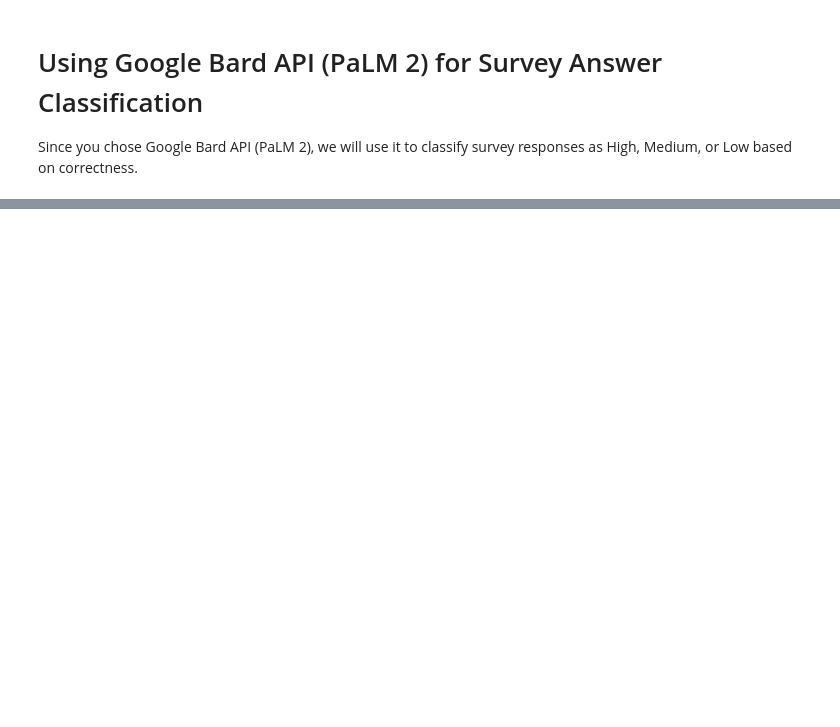
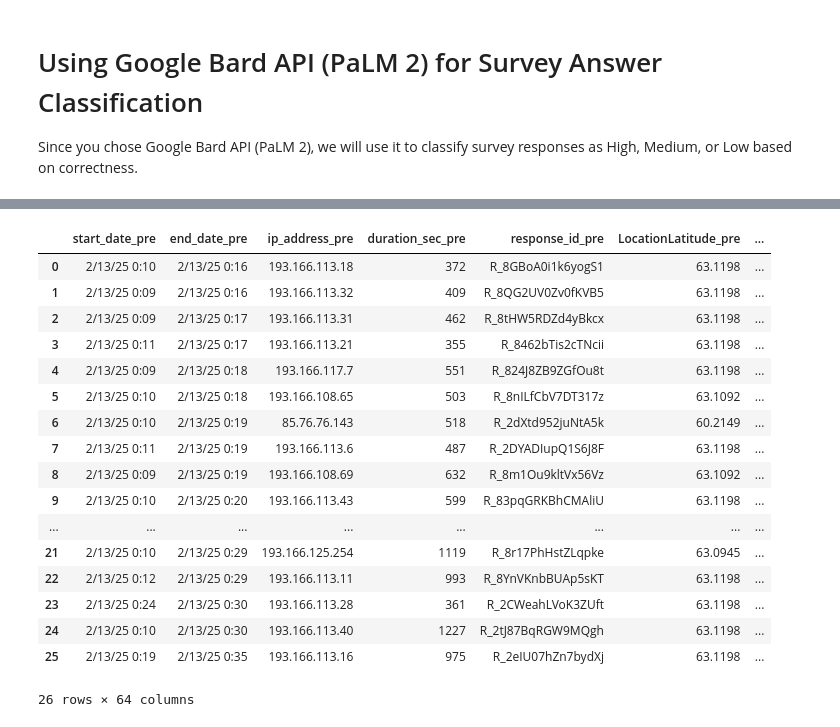
Before and after one commit to crypt0kitik/advanced_machine_learning_methods, a Jupyter notebook: 02 – NLP experiments, classification/00 - Auto-Grading Survey Responses.ipynb, the cells around one changed output, grey strips where cells are left out. Cells and saved outputs as stored; diff of their text form; code cells hidden in the pictures; blank space fills up the shorter version.

```diff
--- a/02 – NLP experiments, classification/00 - Auto-Grading Survey Responses.ipynb
+++ b/02 – NLP experiments, classification/00 - Auto-Grading Survey Responses.ipynb
@@ -83,4 +109,23 @@ def compare_performance(pre_label, post_label):
 # %%
 # Load survey dataset
 file_path = "all_numeric_survey_with questions.csv"  # Replace with your actual survey file
-df = pd.read_csv(file_path)
+df
+# %% [output]
+|  | start_date_pre | end_date_pre | ip_address_pre | duration_sec_pre | response_id_pre | LocationLatitude_pre | ... |
+| 0 | 2/13/25 0:10 | 2/13/25 0:16 | 193.166.113.18 | 372 | R_8GBoA0i1k6yogS1 | 63.1198 | ... |
+| 1 | 2/13/25 0:09 | 2/13/25 0:16 | 193.166.113.32 | 409 | R_8QG2UV0Zv0fKVB5 | 63.1198 | ... |
+| 2 | 2/13/25 0:09 | 2/13/25 0:17 | 193.166.113.31 | 462 | R_8tHW5RDZd4yBkcx | 63.1198 | ... |
+| 3 | 2/13/25 0:11 | 2/13/25 0:17 | 193.166.113.21 | 355 | R_8462bTis2cTNcii | 63.1198 | ... |
+| 4 | 2/13/25 0:09 | 2/13/25 0:18 | 193.166.117.7 | 551 | R_824J8ZB9ZGfOu8t | 63.1198 | ... |
+| 5 | 2/13/25 0:10 | 2/13/25 0:18 | 193.166.108.65 | 503 | R_8nILfCbV7DT317z | 63.1092 | ... |
+| 6 | 2/13/25 0:10 | 2/13/25 0:19 | 85.76.76.143 | 518 | R_2dXtd952juNtA5k | 60.2149 | ... |
+| 7 | 2/13/25 0:11 | 2/13/25 0:19 | 193.166.113.6 | 487 | R_2DYADIupQ1S6J8F | 63.1198 | ... |
+| 8 | 2/13/25 0:09 | 2/13/25 0:19 | 193.166.108.69 | 632 | R_8m1Ou9kltVx56Vz | 63.1092 | ... |
+| 9 | 2/13/25 0:10 | 2/13/25 0:20 | 193.166.113.43 | 599 | R_83pqGRKBhCMAliU | 63.1198 | ... |
+| ... | ... | ... | ... | ... | ... | ... | ... |
+| 21 | 2/13/25 0:10 | 2/13/25 0:29 | 193.166.125.254 | 1119 | R_8r17PhHstZLqpke | 63.0945 | ... |
+| 22 | 2/13/25 0:12 | 2/13/25 0:29 | 193.166.113.11 | 993 | R_8YnVKnbBUAp5sKT | 63.1198 | ... |
+| 23 | 2/13/25 0:24 | 2/13/25 0:30 | 193.166.113.28 | 361 | R_2CWeahLVoK3ZUft | 63.1198 | ... |
+| 24 | 2/13/25 0:10 | 2/13/25 0:30 | 193.166.113.40 | 1227 | R_2tJ87BqRGW9MQgh | 63.1198 | ... |
+| 25 | 2/13/25 0:19 | 2/13/25 0:35 | 193.166.113.16 | 975 | R_2eIU07hZn7bydXj | 63.1198 | ... |
+26 rows × 64 columns
```
Also changed, not shown: parts of 11 cells of this notebook, 1 other file.
